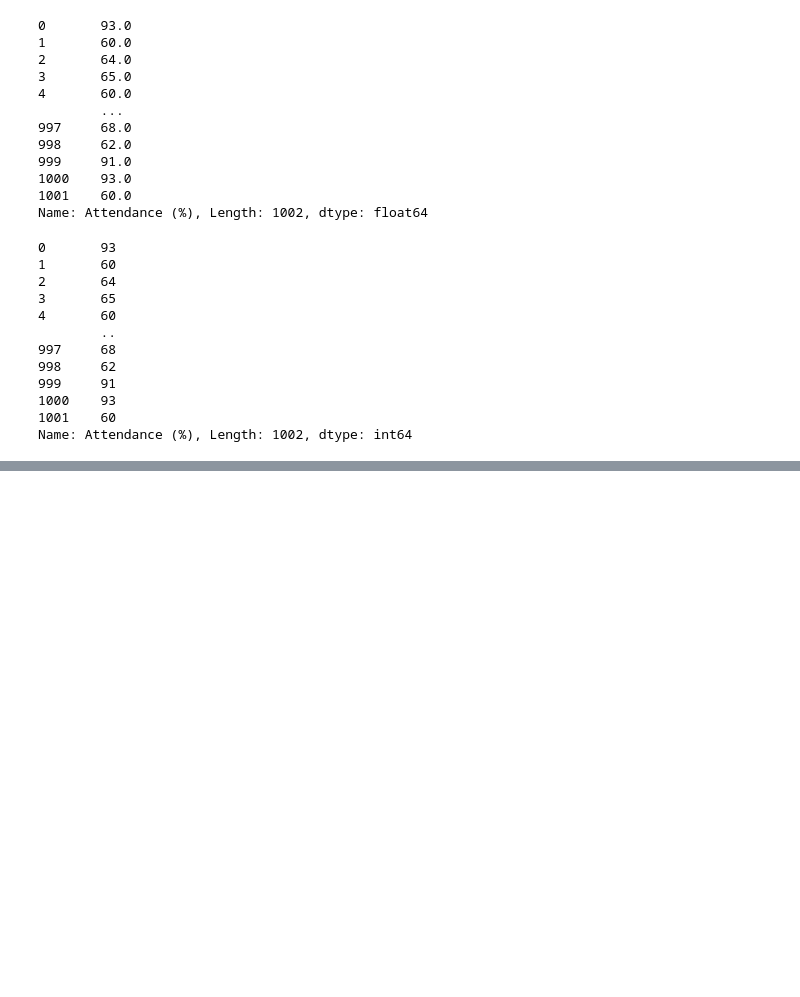
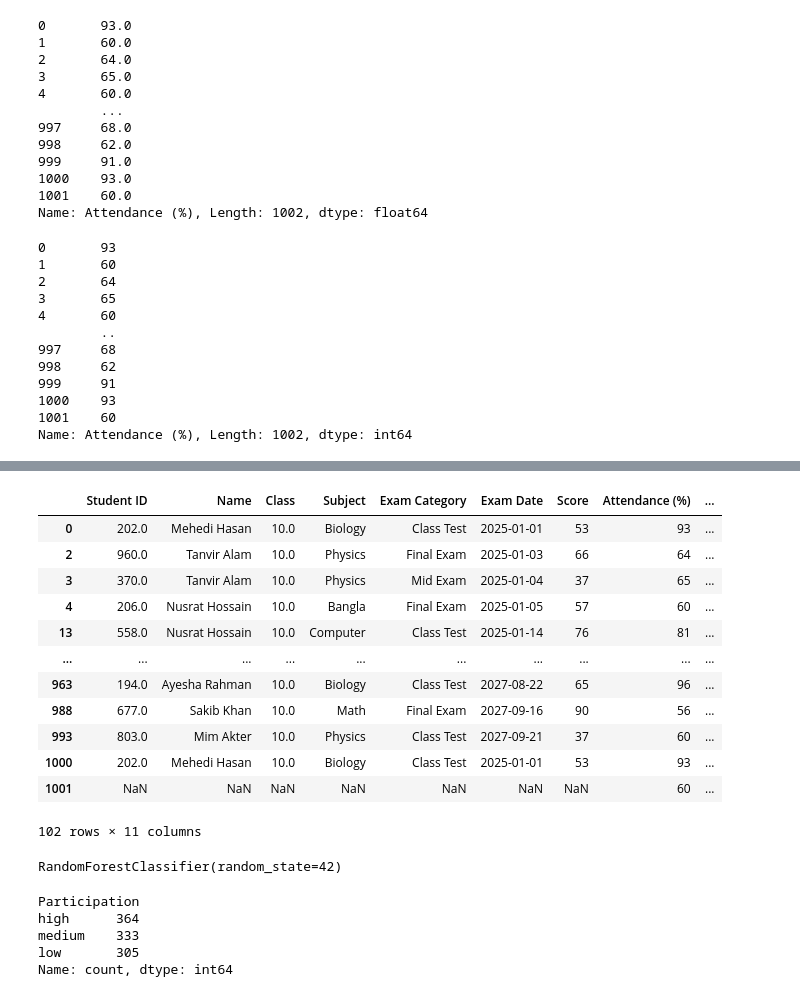
Before and after one commit to Meraj2349/JupyterProject, a Jupyter notebook: classify_student_performance.ipynb, the cells around one changed output, grey strips where cells are left out. Drawn from its saved outputs; the diff is of its cells as text; code cells hidden in the pictures; blank space fills up the shorter version.

```diff
--- a/classify_student_performance.ipynb
+++ b/classify_student_performance.ipynb
@@ -159,0 +185,32 @@ Name: Attendance (%), Length: 1002, dtype: int64
+# %%
+#fill with Most common value
+# mode_value =students_data["Participation"].mode()[0]
+
+# Fill Based on Other Features (Advanced) prediction
+missing_participation= students_data[students_data["Participation"].isnull()]
+participation= students_data[students_data["Participation"].notnull()]
+
+missing_participation
+# %% [output]
+|  | Student ID | Name | Class | Subject | Exam Category | Exam Date | Score | Attendance (%) | ... |
+| 0 | 202.0 | Mehedi Hasan | 10.0 | Biology | Class Test | 2025-01-01 | 53 | 93 | ... |
+| 2 | 960.0 | Tanvir Alam | 10.0 | Physics | Final Exam | 2025-01-03 | 66 | 64 | ... |
+| 3 | 370.0 | Tanvir Alam | 10.0 | Physics | Mid Exam | 2025-01-04 | 37 | 65 | ... |
+| 4 | 206.0 | Nusrat Hossain | 10.0 | Bangla | Final Exam | 2025-01-05 | 57 | 60 | ... |
+| 13 | 558.0 | Nusrat Hossain | 10.0 | Computer | Class Test | 2025-01-14 | 76 | 81 | ... |
+| ... | ... | ... | ... | ... | ... | ... | ... | ... | ... |
+| 963 | 194.0 | Ayesha Rahman | 10.0 | Biology | Class Test | 2027-08-22 | 65 | 96 | ... |
+| 988 | 677.0 | Sakib Khan | 10.0 | Math | Final Exam | 2027-09-16 | 90 | 56 | ... |
+| 993 | 803.0 | Mim Akter | 10.0 | Physics | Class Test | 2027-09-21 | 37 | 60 | ... |
+| 1000 | 202.0 | Mehedi Hasan | 10.0 | Biology | Class Test | 2025-01-01 | 53 | 93 | ... |
+| 1001 | NaN | NaN | NaN | NaN | NaN | NaN | NaN | 60 | ... |
+102 rows × 11 columns
+# %%
+# pradict missing participation based on attendance
+from sklearn.ensemble import  RandomForestClassifier
+X_train = participation[["Attendance (%)"]]
+y_train = participation["Participation"]
+clf= RandomForestClassifier(random_state=42)
+clf.fit(X_train, y_train)
+# %% [output]
+RandomForestClassifier(random_state=42)
@@ -159,0 +223,12 @@ Name: Attendance (%), Length: 1002, dtype: int64
+# %%
+reverse_map = {0: 'low', 1: 'medium', 2: 'high'}
+students_data['Participation'] = students_data['Participation'].map(reverse_map)
+
+# ✅ Now your Participation column is complete!
+students_data['Participation'].value_counts()
+# %% [output]
+Participation
+high      364
+medium    333
+low       305
+Name: count, dtype: int64
```
Also changed, not shown: parts of 8 cells of this notebook.
